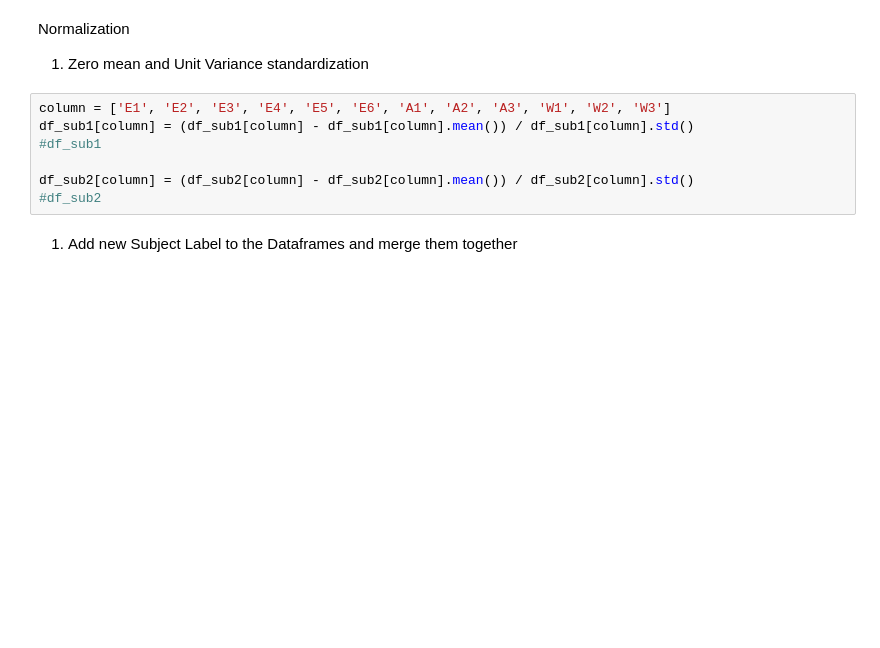
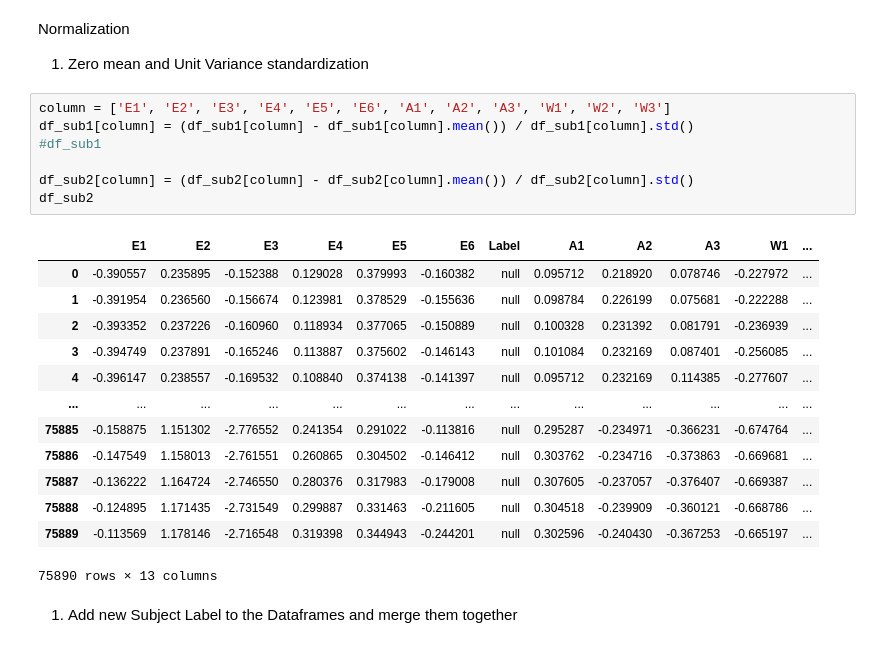
Before and after one commit to kaushik4444/Human-Activity-Recognition-using-Various-Machine-Learning-and-Deep-Learning-models, a Jupyter notebook: Jnotes/Pre-processing Final.ipynb, the cells around one changed output. Cells and saved outputs as stored; diff of their text form; blank space fills up the shorter version.

```diff
--- a/Jnotes/Pre-processing Final.ipynb
+++ b/Jnotes/Pre-processing Final.ipynb
@@ -162,10 +233,24 @@ Normalization
 # %%
 column = ['E1', 'E2', 'E3', 'E4', 'E5', 'E6', 'A1', 'A2', 'A3', 'W1', 'W2', 'W3']
 df_sub1[column] = (df_sub1[column] - df_sub1[column].mean()) / df_sub1[column].std()
 #df_sub1
 
 df_sub2[column] = (df_sub2[column] - df_sub2[column].mean()) / df_sub2[column].std()
-#df_sub2
+df_sub2
+# %% [output]
+|  | E1 | E2 | E3 | E4 | E5 | E6 | Label | A1 | A2 | A3 | W1 | ... |
+| 0 | -0.390557 | 0.235895 | -0.152388 | 0.129028 | 0.379993 | -0.160382 | null | 0.095712 | 0.218920 | 0.078746 | -0.227972 | ... |
+| 1 | -0.391954 | 0.236560 | -0.156674 | 0.123981 | 0.378529 | -0.155636 | null | 0.098784 | 0.226199 | 0.075681 | -0.222288 | ... |
+| 2 | -0.393352 | 0.237226 | -0.160960 | 0.118934 | 0.377065 | -0.150889 | null | 0.100328 | 0.231392 | 0.081791 | -0.236939 | ... |
+| 3 | -0.394749 | 0.237891 | -0.165246 | 0.113887 | 0.375602 | -0.146143 | null | 0.101084 | 0.232169 | 0.087401 | -0.256085 | ... |
+| 4 | -0.396147 | 0.238557 | -0.169532 | 0.108840 | 0.374138 | -0.141397 | null | 0.095712 | 0.232169 | 0.114385 | -0.277607 | ... |
+| ... | ... | ... | ... | ... | ... | ... | ... | ... | ... | ... | ... | ... |
+| 75885 | -0.158875 | 1.151302 | -2.776552 | 0.241354 | 0.291022 | -0.113816 | null | 0.295287 | -0.234971 | -0.366231 | -0.674764 | ... |
+| 75886 | -0.147549 | 1.158013 | -2.761551 | 0.260865 | 0.304502 | -0.146412 | null | 0.303762 | -0.234716 | -0.373863 | -0.669681 | ... |
+| 75887 | -0.136222 | 1.164724 | -2.746550 | 0.280376 | 0.317983 | -0.179008 | null | 0.307605 | -0.237057 | -0.376407 | -0.669387 | ... |
+| 75888 | -0.124895 | 1.171435 | -2.731549 | 0.299887 | 0.331463 | -0.211605 | null | 0.304518 | -0.239909 | -0.360121 | -0.668786 | ... |
+| 75889 | -0.113569 | 1.178146 | -2.716548 | 0.319398 | 0.344943 | -0.244201 | null | 0.302596 | -0.240430 | -0.367253 | -0.665197 | ... |
+75890 rows × 13 columns
 # %% [markdown]
 1. Add new Subject Label to the Dataframes and merge them together
 # %%
```
Also changed, not shown: parts of 6 cells of this notebook.
